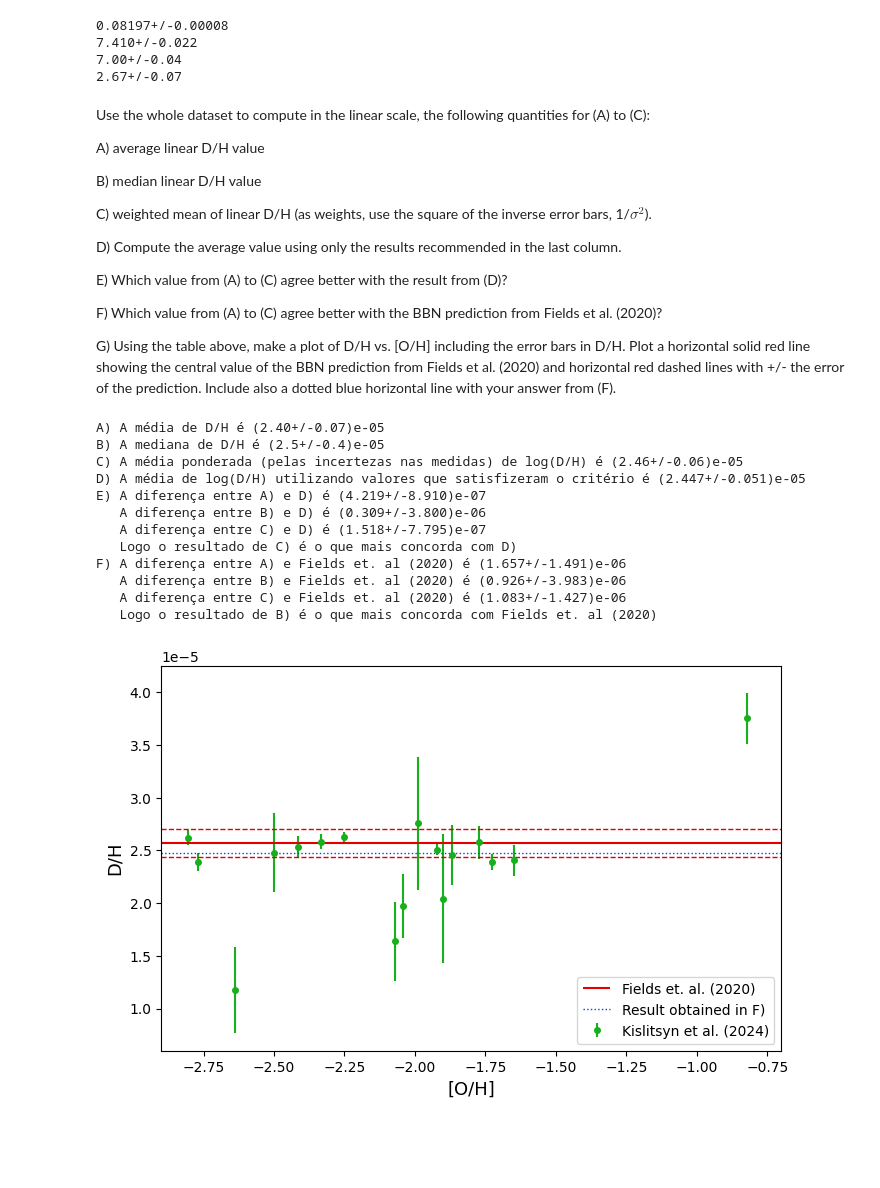
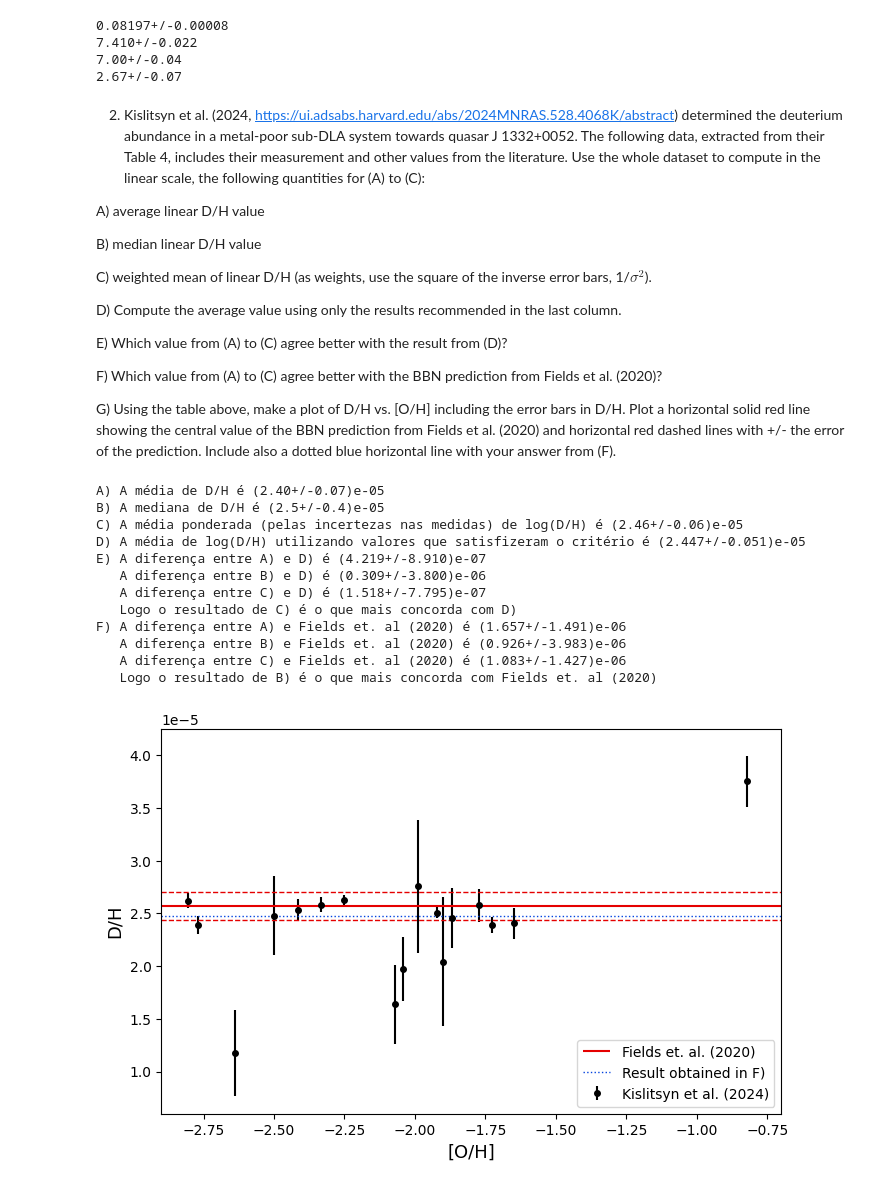
Before and after one commit to migueldeloreto/evolucao-quimica, a Jupyter notebook: atividade2/tarefa_2_evolucao.ipynb, the cells around one changed output. Saved outputs shown, nothing was run; the diff lists cells and outputs as text; code cells hidden in the pictures; blank space fills up the shorter version.

```diff
--- a/atividade2/tarefa_2_evolucao.ipynb
+++ b/atividade2/tarefa_2_evolucao.ipynb
@@ -29,7 +29,10 @@ print(abundancia_litio)
 7.00+/-0.04
 2.67+/-0.07
 # %% [markdown]
-Use the whole dataset to compute in the linear scale, the following quantities for (A) to (C):
+2. Kislitsyn et al. (2024, https://ui.adsabs.harvard.edu/abs/2024MNRAS.528.4068K/abstract)
+determined the deuterium abundance in a metal-poor sub-DLA system towards quasar J
+1332+0052. The following data, extracted from their Table 4, includes their measurement and
+other values from the literature. Use the whole dataset to compute in the linear scale, the following quantities for (A) to (C):
 
 A) average linear D/H value
 
@@ -70,33 +73,33 @@ print("E) A diferença entre A) e D) é {:.3e}\n   A diferença entre B) e D) é
 a_d=abs(np.mean(linear) - d_h)
 b_d=abs(np.median(linear) - d_h)
 c_d=abs(ponderada - d_h)
 print("F) A diferença entre A) e Fields et. al (2020) é {:.3e}\n   A diferença entre B) e Fields et. al (2020) é {:.3e}\n   A diferença entre C) e Fields et. al (2020) é {:.3e}\n   Logo o resultado de B) é o que mais concorda com Fields et. al (2020)".format(a_d, b_d, c_d))
 
 
 g1=plt.figure(figsize=(8,5))
-plt.errorbar(np.array(bbn['[O/H]']), unp.nominal_values(linear), yerr=unp.std_devs(linear), marker='o', linestyle='', markersize=4, color='xkcd:green', label='Kislitsyn et al. (2024)')
+plt.errorbar(np.array(bbn['[O/H]']), unp.nominal_values(linear), yerr=unp.std_devs(linear), marker='o', linestyle='', markersize=4, color='xkcd:black', label='Kislitsyn et al. (2024)')
 plt.xlabel(r'[O/H]', fontsize=13)
 plt.ylabel(r'D/H', fontsize=13)
 plt.hlines(d_h.nominal_value,-2.9, -0.7, color='xkcd:red', label='Fields et. al. (2020)')
 plt.hlines(d_h.nominal_value+d_h.std_dev,-2.9, -0.7, color='xkcd:red', linestyles='dashed', linewidth=1)
 plt.hlines(d_h.nominal_value-d_h.std_dev,-2.9, -0.7, color='xkcd:red', linestyles='dashed', linewidth=1)
 plt.hlines(np.median(linear).nominal_value,-2.9, -0.7, color='xkcd:blue', label='Result obtained in F)', linewidth=1, linestyles='dotted')
 plt.xlim(-2.9, -0.7)
 plt.ylim(0.6e-5, 4.25e-5)
 plt.legend(loc='lower right')
 plt.show()
 # %% [output]
 A) A média de D/H é (2.40+/-0.07)e-05
 B) A mediana de D/H é (2.5+/-0.4)e-05
 C) A média ponderada (pelas incertezas nas medidas) de log(D/H) é (2.46+/-0.06)e-05
 D) A média de log(D/H) utilizando valores que satisfizeram o critério é (2.447+/-0.051)e-05
 E) A diferença entre A) e D) é (4.219+/-8.910)e-07
    A diferença entre B) e D) é (0.309+/-3.800)e-06
    A diferença entre C) e D) é (1.518+/-7.795)e-07
    Logo o resultado de C) é o que mais concorda com D)
 F) A diferença entre A) e Fields et. al (2020) é (1.657+/-1.491)e-06
    A diferença entre B) e Fields et. al (2020) é (0.926+/-3.983)e-06
    A diferença entre C) e Fields et. al (2020) é (1.083+/-1.427)e-06
    Logo o resultado de B) é o que mais concorda com Fields et. al (2020)
-[figure, old version]
+[figure, new version]
 # %% [markdown]
```
Also changed, not shown: parts of 5 cells of this notebook, 5 other files.
